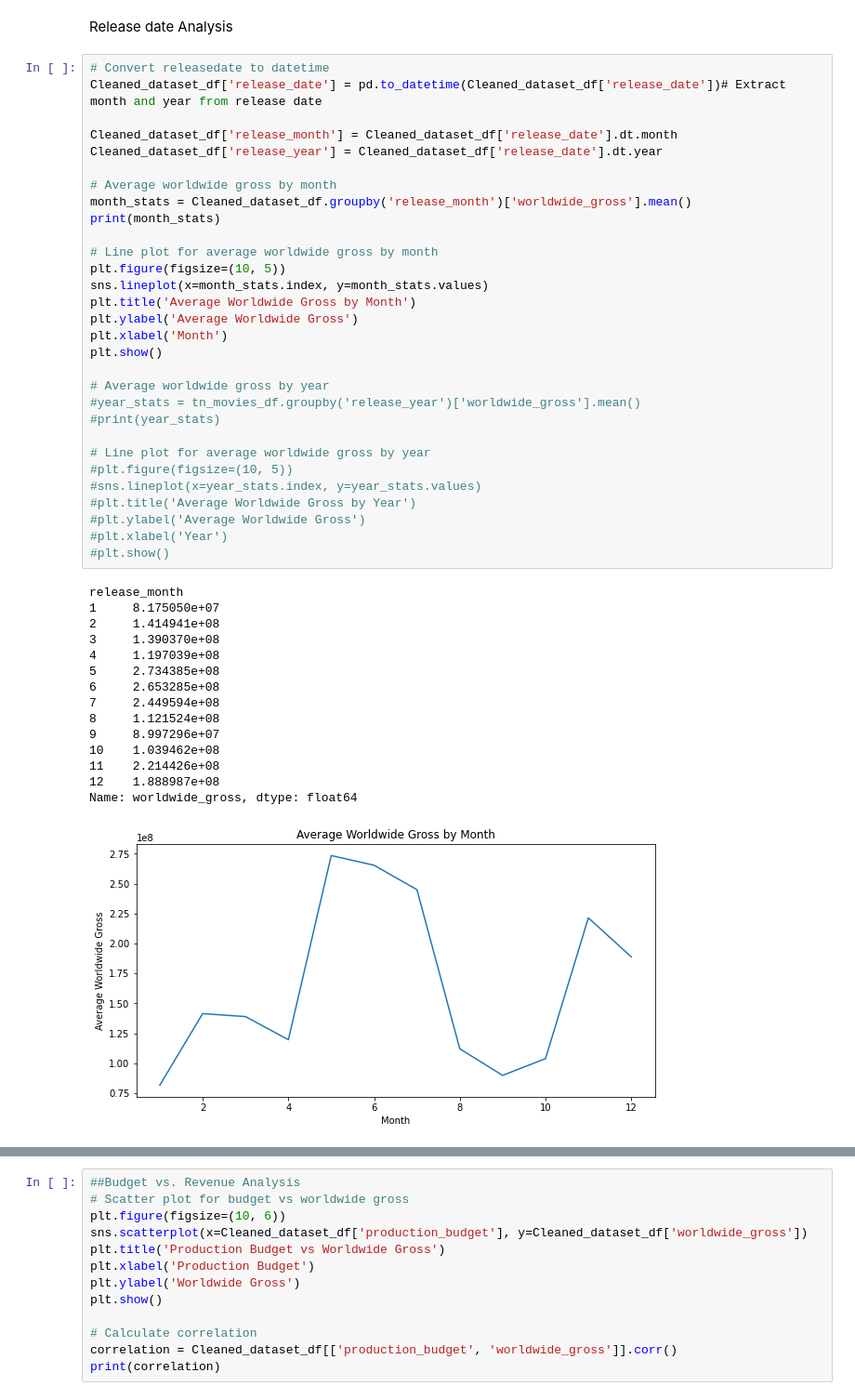
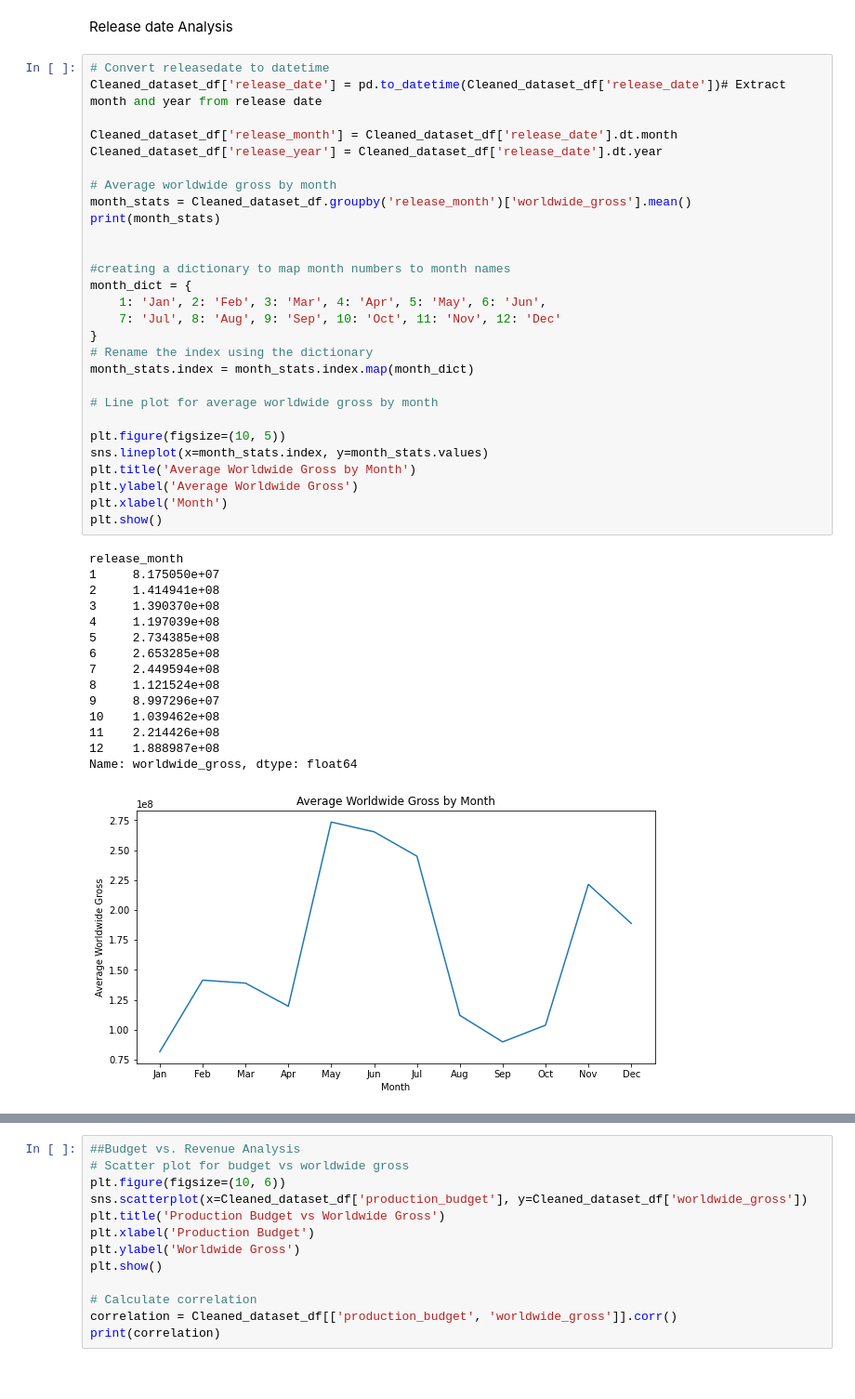
Before and after one commit to Sharon-Chebet/DS_Project_Phase_1, a Jupyter notebook: project.ipynb, the cells around one changed output, grey strips where cells are left out. Shown at 93% size. Cells and saved outputs as stored; diff of their text form.

```diff
--- a/project.ipynb
+++ b/project.ipynb
@@ -645,43 +637,41 @@ Cleaned_dataset_df['release_date'] = pd.to_datetime(Cleaned_dataset_df['release_
 
 Cleaned_dataset_df['release_month'] = Cleaned_dataset_df['release_date'].dt.month
 Cleaned_dataset_df['release_year'] = Cleaned_dataset_df['release_date'].dt.year
 
 # Average worldwide gross by month
 month_stats = Cleaned_dataset_df.groupby('release_month')['worldwide_gross'].mean()
 print(month_stats)
 
+
+#creating a dictionary to map month numbers to month names
+month_dict = {
+    1: 'Jan', 2: 'Feb', 3: 'Mar', 4: 'Apr', 5: 'May', 6: 'Jun',
+    7: 'Jul', 8: 'Aug', 9: 'Sep', 10: 'Oct', 11: 'Nov', 12: 'Dec'
+}
+# Rename the index using the dictionary
+month_stats.index = month_stats.index.map(month_dict)
+
 # Line plot for average worldwide gross by month
+
 plt.figure(figsize=(10, 5))
 sns.lineplot(x=month_stats.index, y=month_stats.values)
 plt.title('Average Worldwide Gross by Month')
 plt.ylabel('Average Worldwide Gross')
 plt.xlabel('Month')
 plt.show()
-
-# Average worldwide gross by year
-#year_stats = tn_movies_df.groupby('release_year')['worldwide_gross'].mean()
-#print(year_stats)
-
-# Line plot for average worldwide gross by year
-#plt.figure(figsize=(10, 5))
-#sns.lineplot(x=year_stats.index, y=year_stats.values)
-#plt.title('Average Worldwide Gross by Year')
-#plt.ylabel('Average Worldwide Gross')
-#plt.xlabel('Year')
-#plt.show()
 # %% [output]
 release_month
 1     8.175050e+07
 2     1.414941e+08
 3     1.390370e+08
 4     1.197039e+08
 5     2.734385e+08
 6     2.653285e+08
 7     2.449594e+08
 8     1.121524e+08
 9     8.997296e+07
 10    1.039462e+08
 11    2.214426e+08
 12    1.888987e+08
 Name: worldwide_gross, dtype: float64
-[figure, old version]
+[figure, new version]
```
Also changed, not shown: parts of 7 cells of this notebook.
